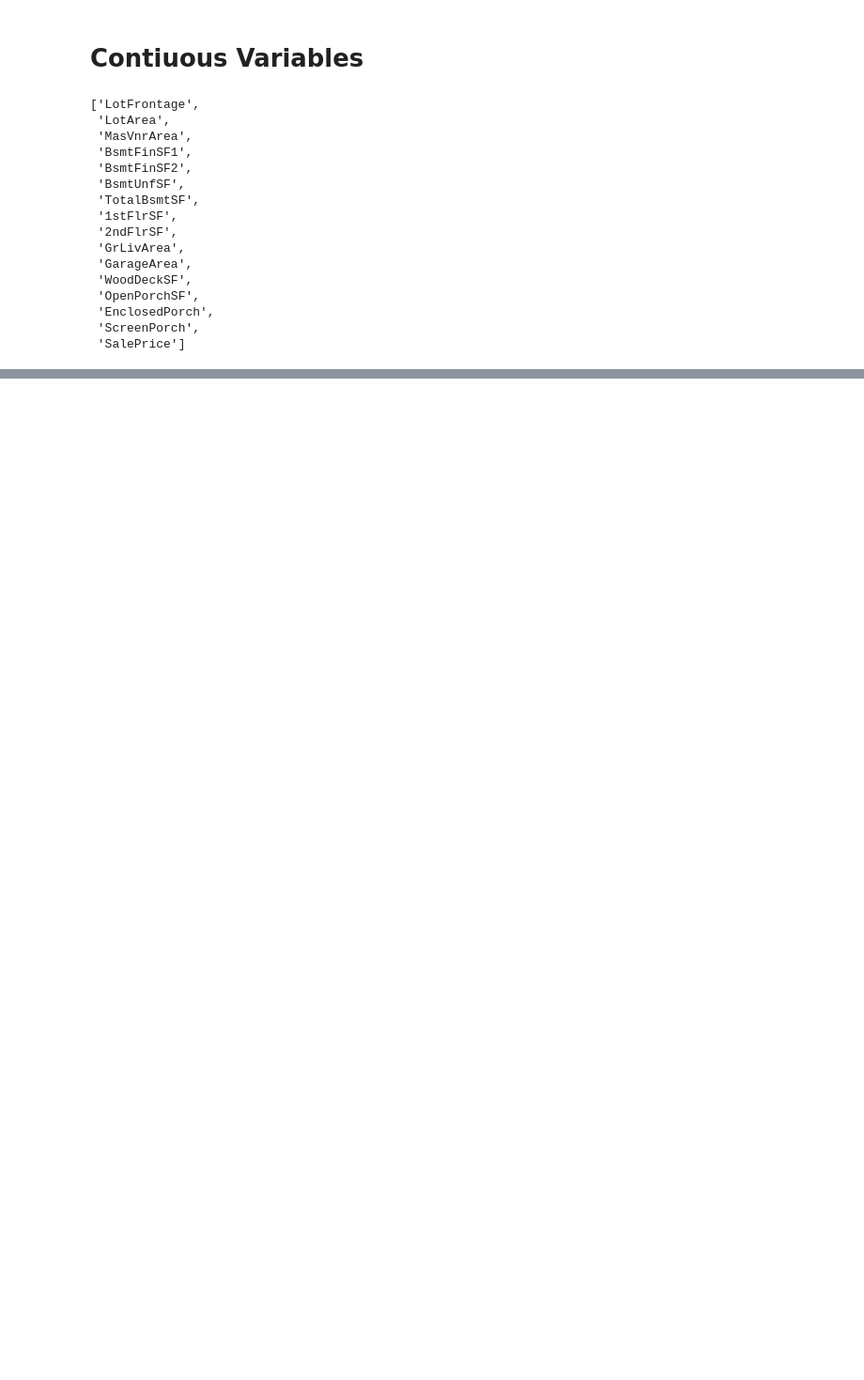
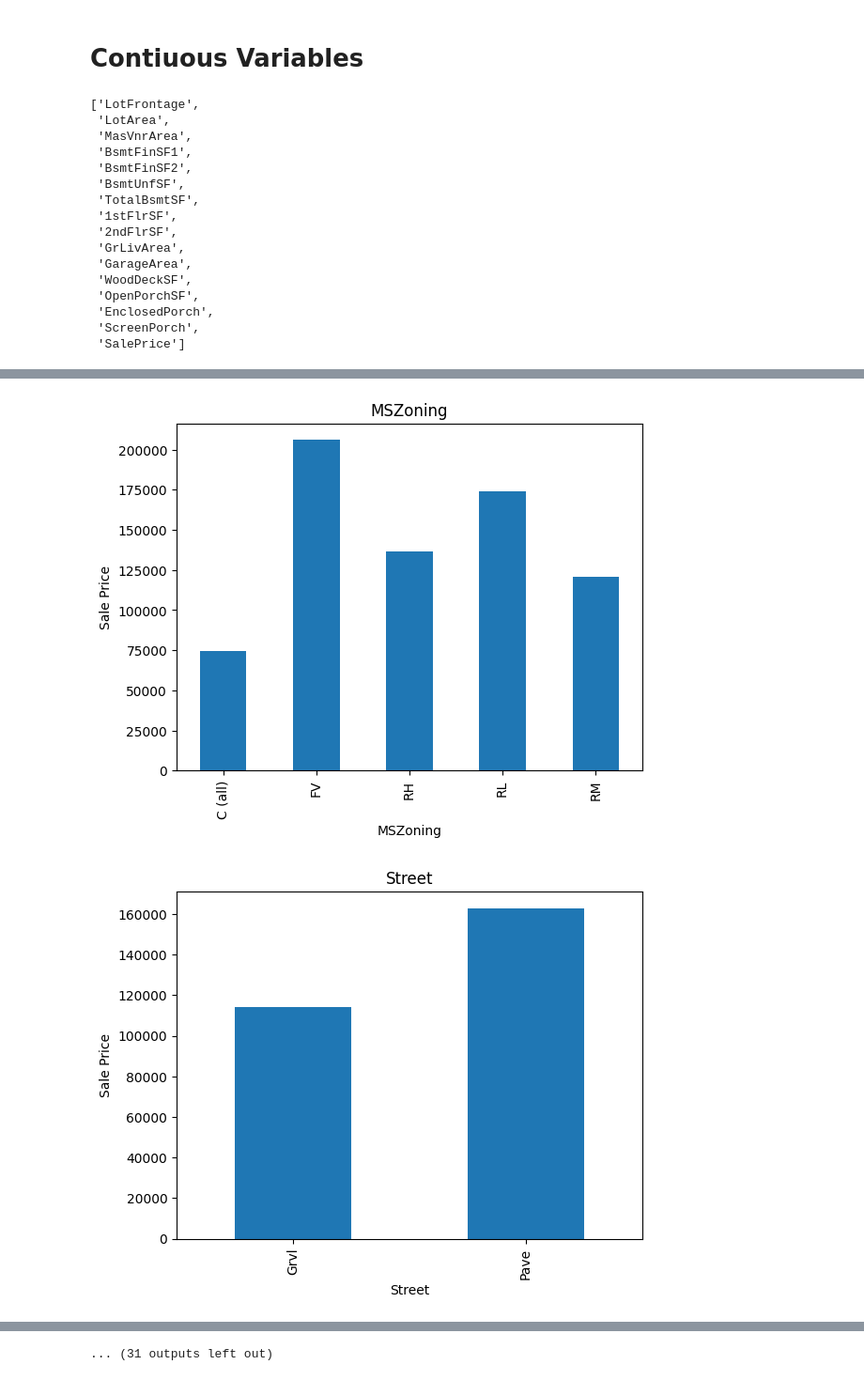
Before and after one commit to ayush02av/mlprac, a Jupyter notebook: Exploratory Data Analysis/Advanced House Prices Prediction/EDA.ipynb, the cells around one changed output, grey strips where cells are left out. Shown at 94% size. Saved outputs shown, nothing was run; the diff lists cells and outputs as text; code cells hidden in the pictures; blank space fills up the shorter version.

```diff
--- a/Exploratory Data Analysis/Advanced House Prices Prediction/EDA.ipynb
+++ b/Exploratory Data Analysis/Advanced House Prices Prediction/EDA.ipynb
@@ -238,0 +296,2 @@ for f in fcont:
+# %%
+fcat = [f for f in df.columns if df[f].dtype == 'O']
@@ -238,0 +327,5 @@ for f in fcont:
+# %%
+for f in fcat:
+    print(
+        f"Feature {f}: {len(df[f].unique())}"
+    )
@@ -238,0 +350,12 @@ for f in fcont:
+# %%
+for f in fcat:
+    data = df.copy()
+    data.groupby(f)['SalePrice'].median().plot.bar()
+
+    plt.xlabel(f)
+    plt.ylabel('Sale Price')
+    plt.title(f)
+    plt.show()
+# %% [output]
+[figure, added]
+[figure, added]
@@ -238,0 +372 @@ for f in fcont:
+... (31 outputs left out)
```
Also changed, not shown: parts of 15 cells of this notebook, 1 other file.
